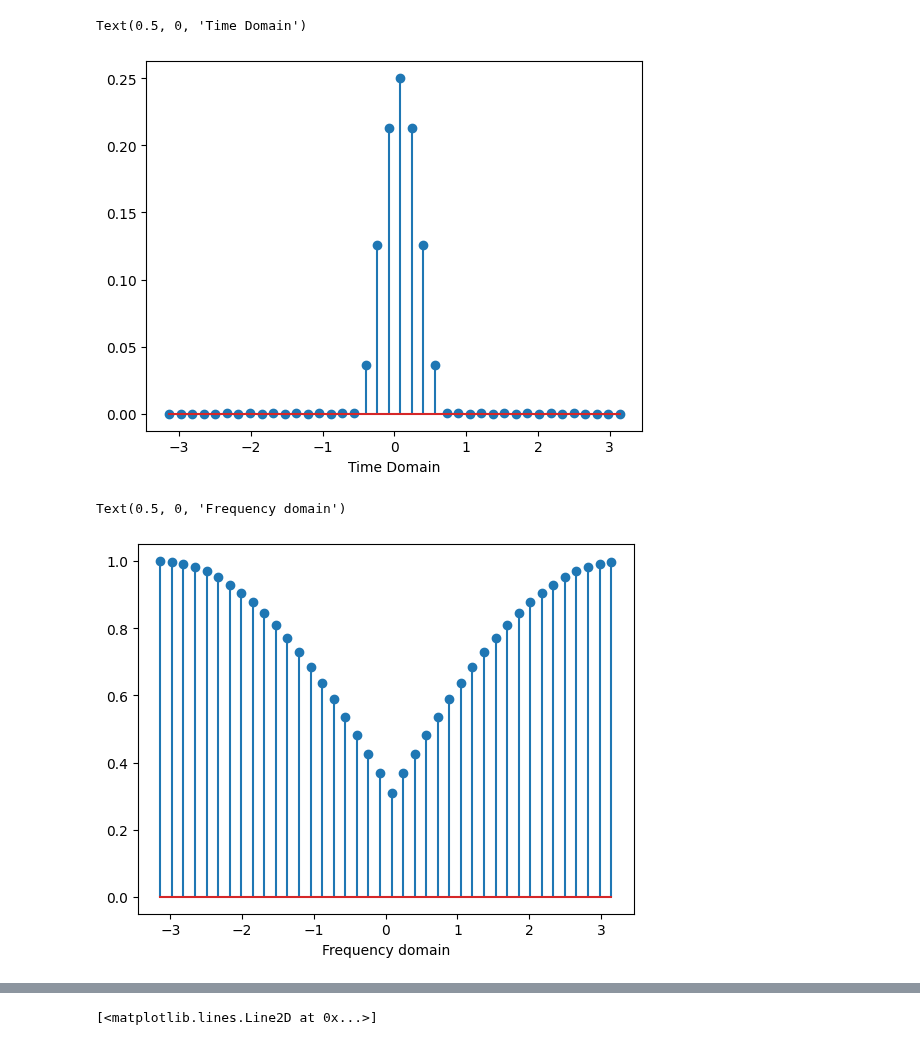
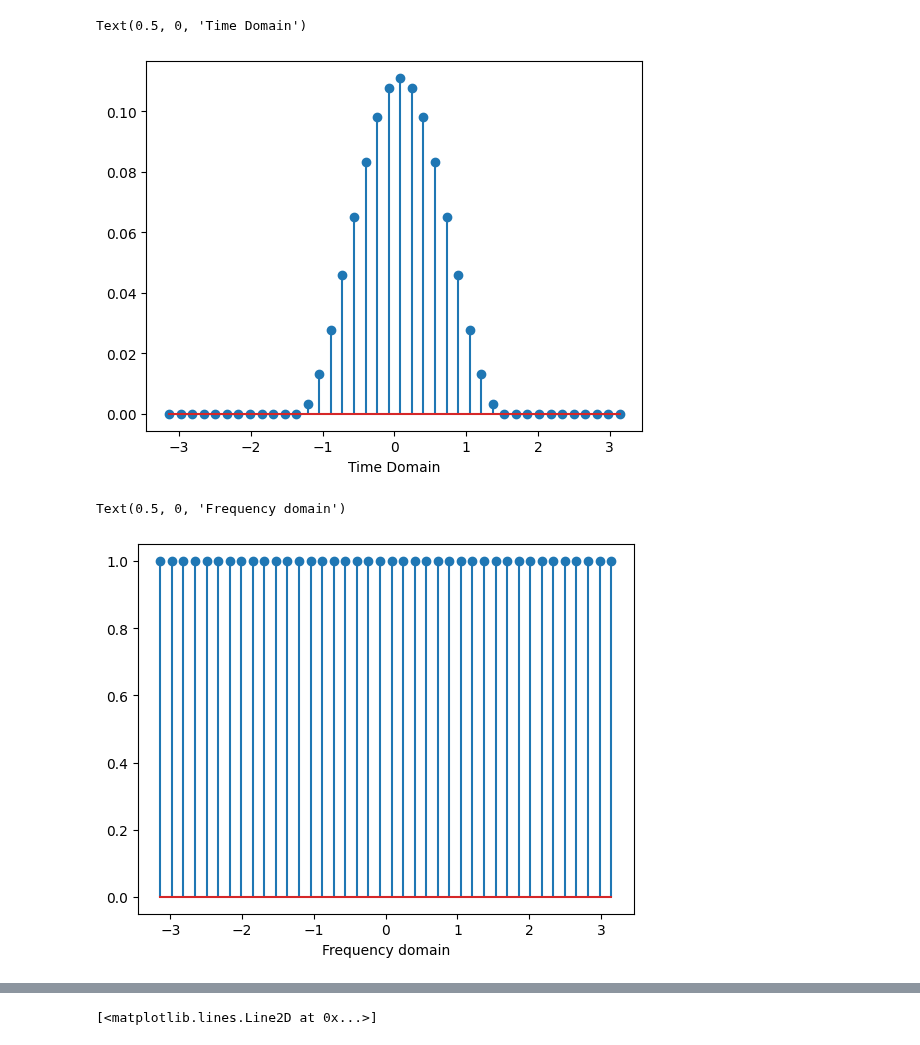
Before and after one commit to DylanReidRamelli/Bachelor-Project-2023, a Jupyter notebook: notebook/filter.ipynb, the cells around one changed output, grey strips where cells are left out. Saved outputs shown, nothing was run; the diff lists cells and outputs as text; code cells hidden in the pictures.

```diff
--- a/notebook/filter.ipynb
+++ b/notebook/filter.ipynb
@@ -9,7 +9,7 @@ def wavenum(i, N) : return (i + N // 2) % N - N // 2
 # Create filter.
 filter_size = 40
 
-M = 2
+M = 3
 H = np.zeros(filter_size, dtype=complex)
 
 for i in range(filter_size):
@@ -45,19 +45,19 @@ plt.stem(np.linspace(-np.pi, np.pi, filter_size), np.fft.fftshift(h).real)
 plt.xlabel("Time Domain")
 # %% [output]
 Text(0.5, 0, 'Time Domain')
-[figure, old version]
+[figure, new version]
 # %%
 #Shift phase. Based on size of filter since it is that which we are shifting now.
-SHIFT = 20.4
+SHIFT = 20.0001
 delta = SHIFT % 1
 L = np.zeros(filter_size, dtype=complex)
 for i in range(filter_size):
     L[i] = np.exp(-2j * np.pi * delta * wavenum(i,filter_size) /filter_size)
 plt.stem(np.linspace(-np.pi, np.pi, filter_size), L.real)
 plt.xlabel("Frequency domain")
 # %% [output]
 Text(0.5, 0, 'Frequency domain')
-[figure, old version]
+[figure, new version]
 # %%
 # Multiply filter by phase shift and do Inverse Fourier Transform.
 z = np.fft.ifft(L * H)
```
Also changed, not shown: parts of 5 cells of this notebook, 3 other files.
